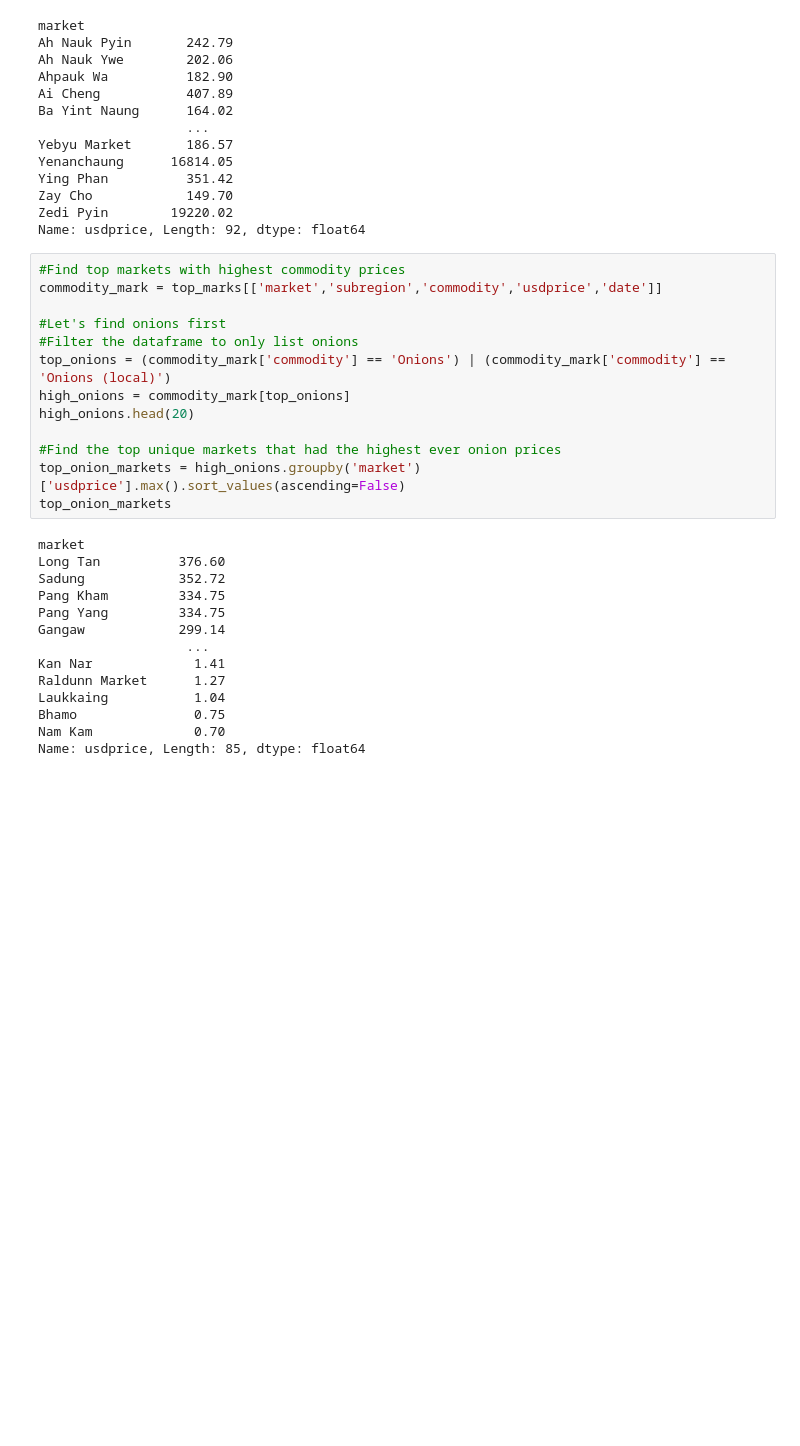
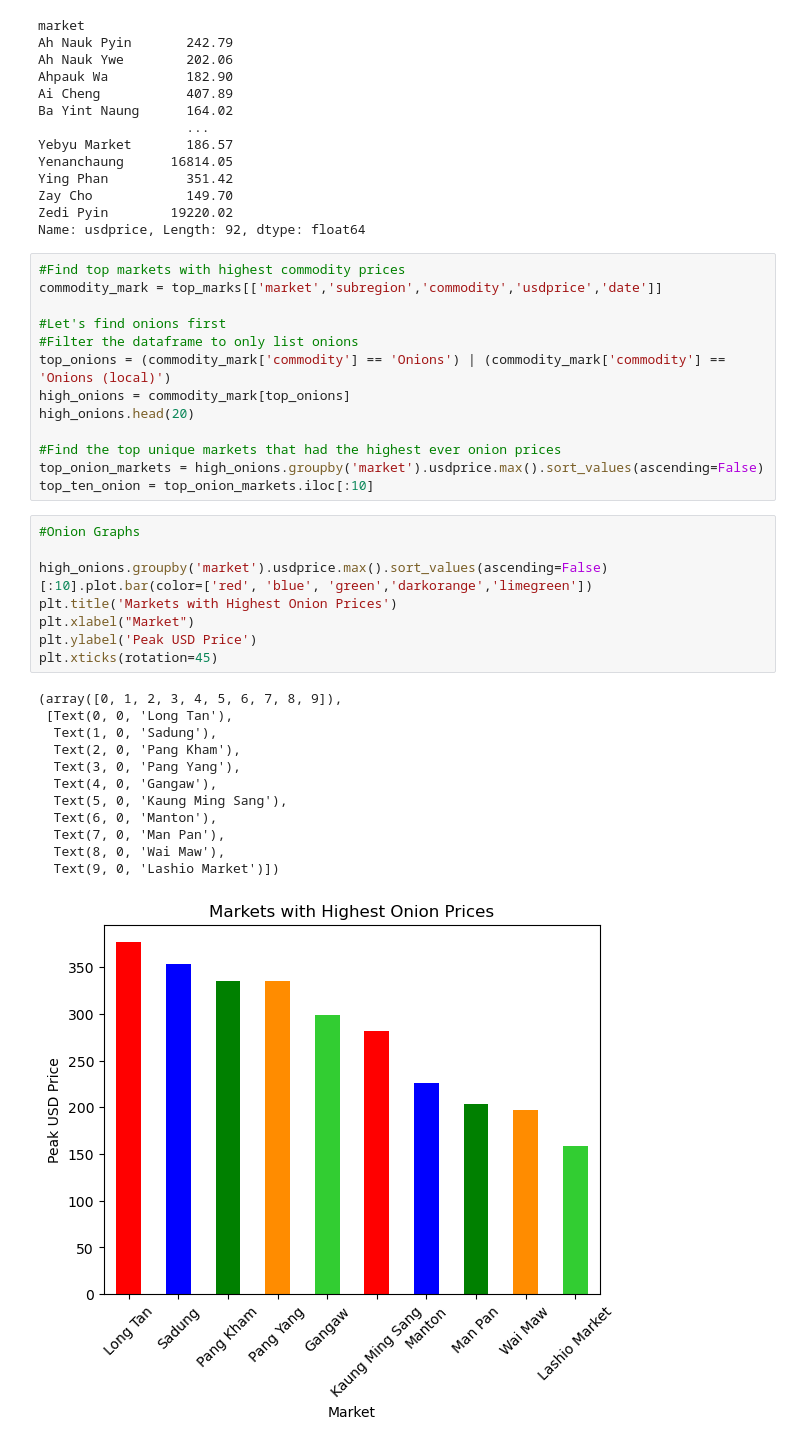
Before and after one commit to cat-mang/Myanmar_Food, a Jupyter notebook: notebooks/market_eda.ipynb, the cells around one changed output. Saved outputs shown, nothing was run; the diff lists cells and outputs as text; blank space fills up the shorter version.

```diff
--- a/notebooks/market_eda.ipynb
+++ b/notebooks/market_eda.ipynb
@@ -113,19 +119,26 @@ high_onions = commodity_mark[top_onions]
 high_onions.head(20)
 
 #Find the top unique markets that had the highest ever onion prices
-top_onion_markets = high_onions.groupby('market')['usdprice'].max().sort_values(ascending=False)
-top_onion_markets
+top_onion_markets = high_onions.groupby('market').usdprice.max().sort_values(ascending=False)
+top_ten_onion = top_onion_markets.iloc[:10]
-# %% [output]
-market
-Long Tan          376.60
-Sadung            352.72
-Pang Kham         334.75
-Pang Yang         334.75
-Gangaw            299.14
-                   ...
-Kan Nar             1.41
-Raldunn Market      1.27
-Laukkaing           1.04
-Bhamo               0.75
-Nam Kam             0.70
-Name: usdprice, Length: 85, dtype: float64
+# %%
+#Onion Graphs
+
+high_onions.groupby('market').usdprice.max().sort_values(ascending=False)[:10].plot.bar(color=['red', 'blue', 'green','darkorange','limegreen'])
+plt.title('Markets with Highest Onion Prices')
+plt.xlabel("Market")
+plt.ylabel('Peak USD Price')
+plt.xticks(rotation=45)
+# %% [output]
+(array([0, 1, 2, 3, 4, 5, 6, 7, 8, 9]),
+ [Text(0, 0, 'Long Tan'),
+  Text(1, 0, 'Sadung'),
+  Text(2, 0, 'Pang Kham'),
+  Text(3, 0, 'Pang Yang'),
+  Text(4, 0, 'Gangaw'),
+  Text(5, 0, 'Kaung Ming Sang'),
+  Text(6, 0, 'Manton'),
+  Text(7, 0, 'Man Pan'),
+  Text(8, 0, 'Wai Maw'),
+  Text(9, 0, 'Lashio Market')])
+[figure, added]
```
Also changed, not shown: parts of 10 cells of this notebook.
